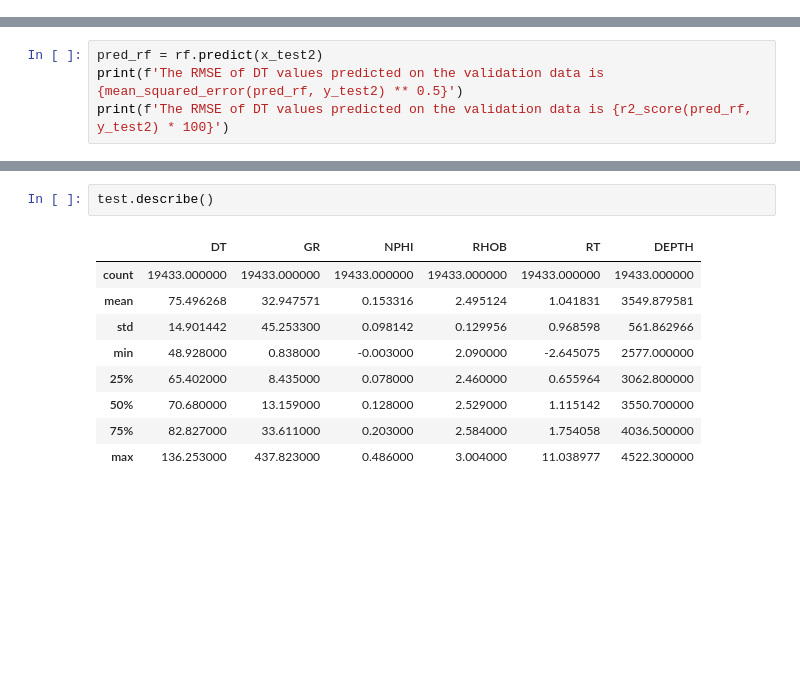
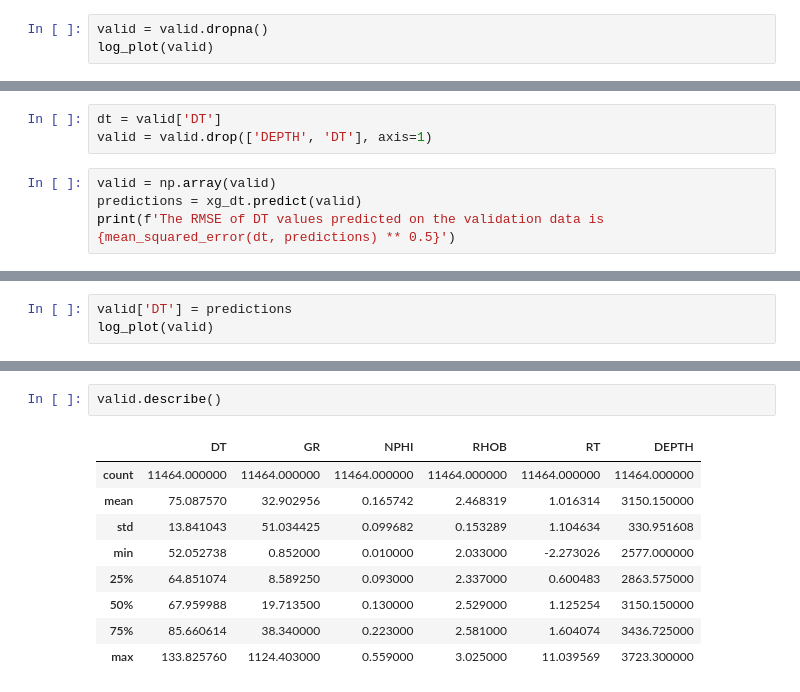
Before and after one commit to olawaleibrahim/PETROPHYSICAL-INTERPRETATION, a Jupyter notebook: Untitled1.ipynb, the cells around one changed output, grey strips where cells are left out. Cells and saved outputs as stored; diff of their text form; blank space fills up the shorter version.

```diff
--- a/Untitled1.ipynb
+++ b/Untitled1.ipynb
@@ -170,0 +181,3 @@ The RMSE of DT values predicted on the validation data is 95.50405043270959
+# %%
+valid = valid.dropna()
+log_plot(valid)
@@ -171,5 +198,8 @@ The RMSE of DT values predicted on the validation data is 95.50405043270959
+# %%
+dt = valid['DT']
+valid = valid.drop(['DEPTH', 'DT'], axis=1)
 # %%
-pred_rf = rf.predict(x_test2)
-print(f'The RMSE of DT values predicted on the validation data is {mean_squared_error(pred_rf, y_test2) ** 0.5}')
-print(f'The RMSE of DT values predicted on the validation data is {r2_score(pred_rf, y_test2) * 100}')
+valid = np.array(valid)
+predictions = xg_dt.predict(valid)
+print(f'The RMSE of DT values predicted on the validation data is {mean_squared_error(dt, predictions) ** 0.5}')
 # %% [output]
@@ -210,0 +207,3 @@ log_plot1(test)
+# %%
+valid['DT'] = predictions
+log_plot(valid)
@@ -211,12 +217,12 @@ log_plot1(test)
 # %%
-test.describe()
+valid.describe()
 # %% [output]
 |  | DT | GR | NPHI | RHOB | RT | DEPTH |
-| count | 19433.000000 | 19433.000000 | 19433.000000 | 19433.000000 | 19433.000000 | 19433.000000 |
-| mean | 75.496268 | 32.947571 | 0.153316 | 2.495124 | 1.041831 | 3549.879581 |
-| std | 14.901442 | 45.253300 | 0.098142 | 0.129956 | 0.968598 | 561.862966 |
-| min | 48.928000 | 0.838000 | -0.003000 | 2.090000 | -2.645075 | 2577.000000 |
-| 25% | 65.402000 | 8.435000 | 0.078000 | 2.460000 | 0.655964 | 3062.800000 |
-| 50% | 70.680000 | 13.159000 | 0.128000 | 2.529000 | 1.115142 | 3550.700000 |
-| 75% | 82.827000 | 33.611000 | 0.203000 | 2.584000 | 1.754058 | 4036.500000 |
-| max | 136.253000 | 437.823000 | 0.486000 | 3.004000 | 11.038977 | 4522.300000 |
+| count | 11464.000000 | 11464.000000 | 11464.000000 | 11464.000000 | 11464.000000 | 11464.000000 |
+| mean | 75.087570 | 32.902956 | 0.165742 | 2.468319 | 1.016314 | 3150.150000 |
+| std | 13.841043 | 51.034425 | 0.099682 | 0.153289 | 1.104634 | 330.951608 |
+| min | 52.052738 | 0.852000 | 0.010000 | 2.033000 | -2.273026 | 2577.000000 |
+| 25% | 64.851074 | 8.589250 | 0.093000 | 2.337000 | 0.600483 | 2863.575000 |
+| 50% | 67.959988 | 19.713500 | 0.130000 | 2.529000 | 1.125254 | 3150.150000 |
+| 75% | 85.660614 | 38.340000 | 0.223000 | 2.581000 | 1.604074 | 3436.725000 |
+| max | 133.825760 | 1124.403000 | 0.559000 | 3.025000 | 11.039569 | 3723.300000 |
```
Also changed, not shown: parts of 50 cells of this notebook, 3 other files.
